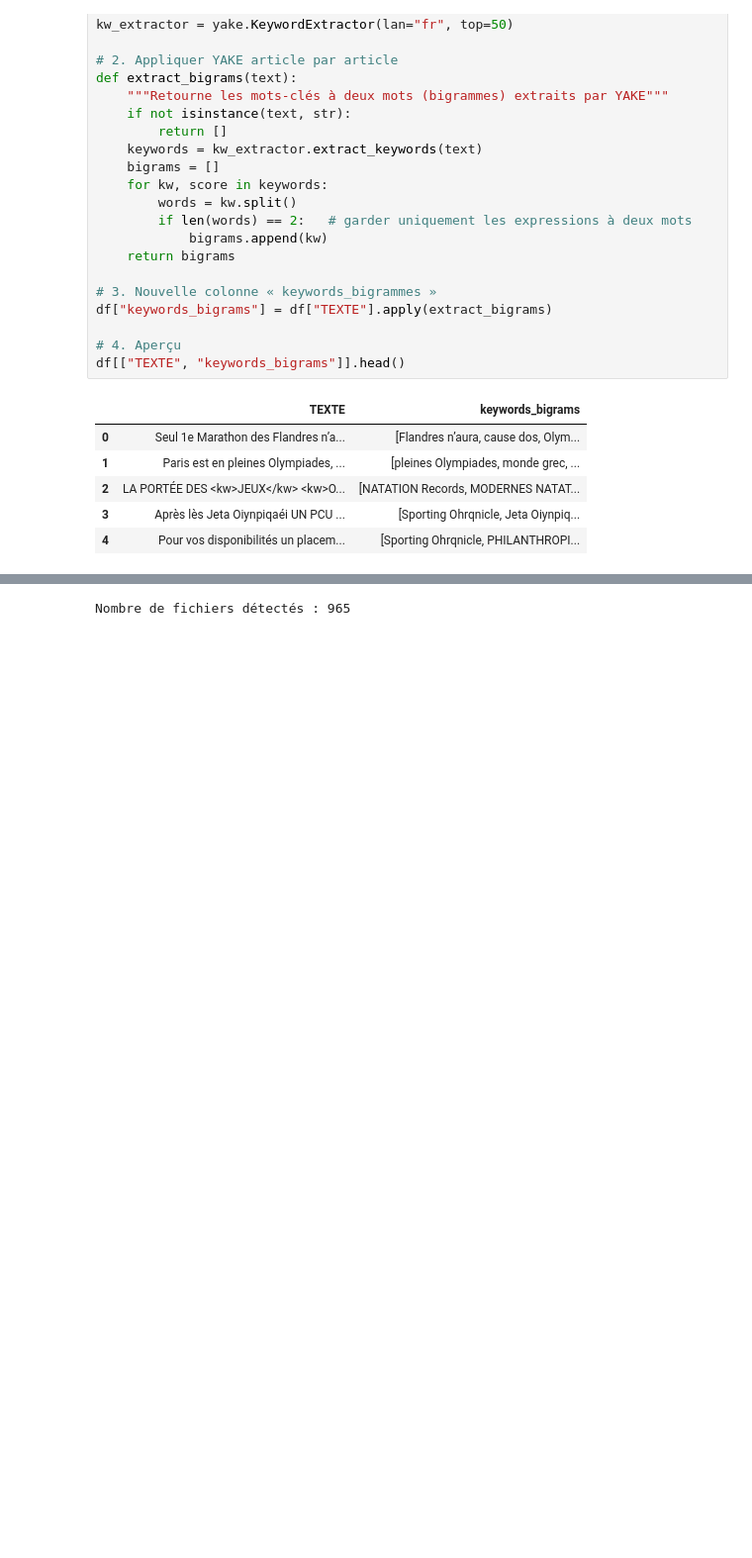
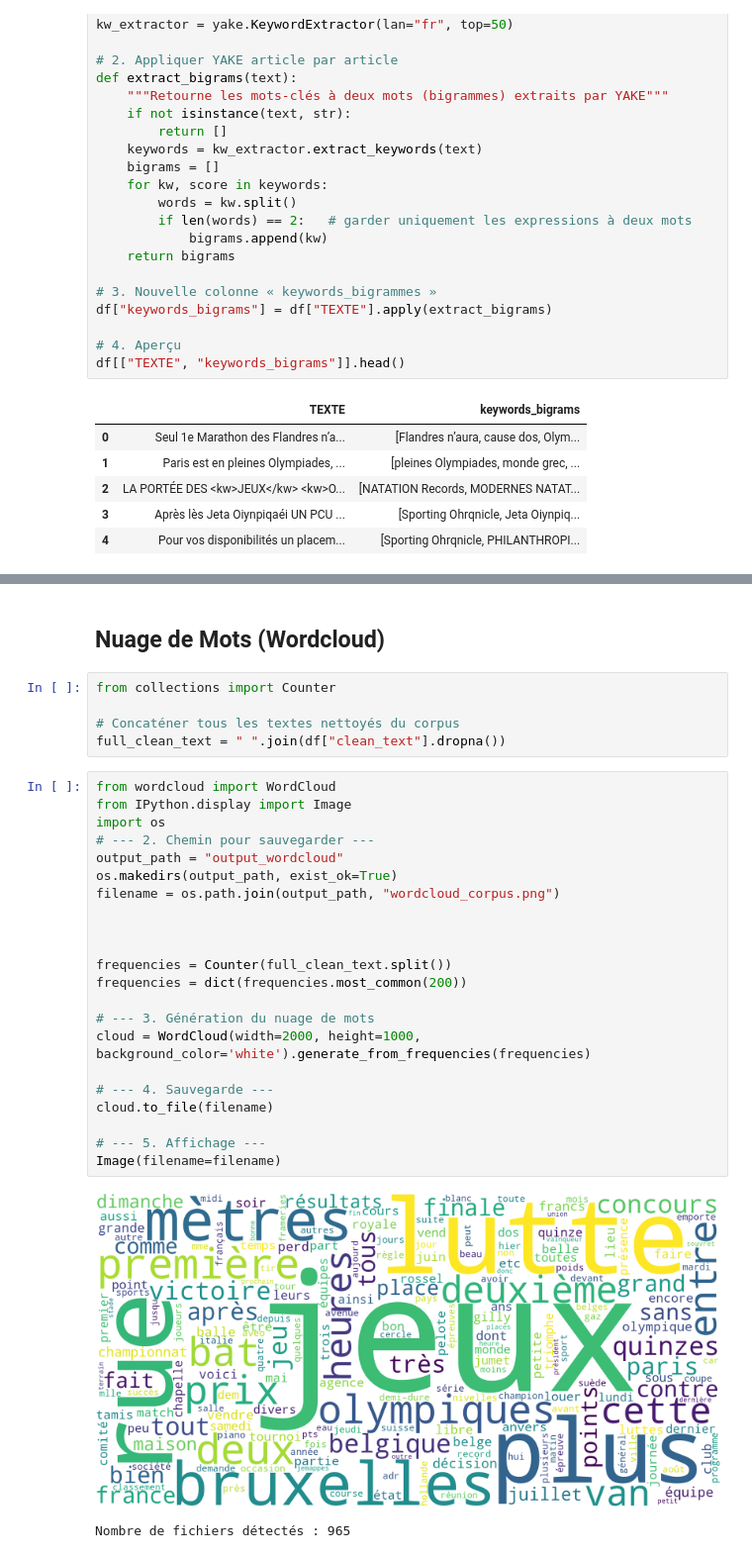
Before and after one commit to Alban-KAMGA/tac, a Jupyter notebook: tps/tp4/Travail_final.ipynb, the cells around one changed output, grey strips where cells are left out. Shown: that part at 99% size. Cells and saved outputs as stored; diff of their text form; blank space fills up the shorter version.

Commit message:
création d'un nuage de mots Global

```diff
--- a/tps/tp4/Travail_final.ipynb
+++ b/tps/tp4/Travail_final.ipynb
@@ -225,3 +226,34 @@ df[["TEXTE", "keywords_bigrams"]].head()
+# %% [markdown]
+## Nuage de Mots (Wordcloud)
+# %%
+from collections import Counter
+
+# Concaténer tous les textes nettoyés du corpus
+full_clean_text = " ".join(df["clean_text"].dropna())
+# %%
+from wordcloud import WordCloud
+from IPython.display import Image
+import os
+# --- 2. Chemin pour sauvegarder ---
+output_path = "output_wordcloud"
+os.makedirs(output_path, exist_ok=True)
+filename = os.path.join(output_path, "wordcloud_corpus.png")
+
+
+
+frequencies = Counter(full_clean_text.split())
+frequencies = dict(frequencies.most_common(200))
+
+# --- 3. Génération du nuage de mots
+cloud = WordCloud(width=2000, height=1000, background_color='white').generate_from_frequencies(frequencies)
+
+# --- 4. Sauvegarde ---
+cloud.to_file(filename)
+
+# --- 5. Affichage ---
+Image(filename=filename)
+# %% [output]
+[figure, added]
 # %%
 # %% [output]
 Nombre de fichiers détectés : 965
```
Also changed, not shown: parts of 2 cells of this notebook, 2 other files.
